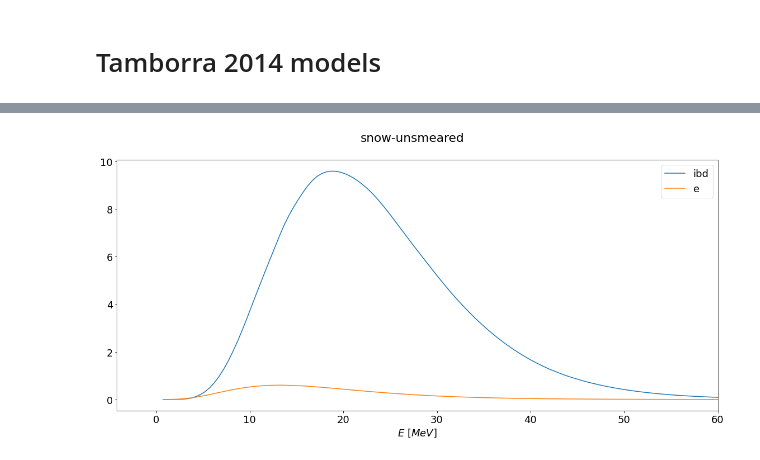
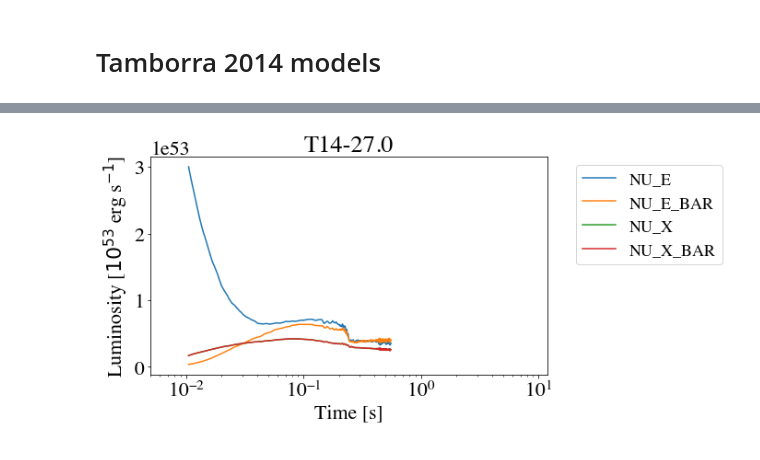
Before and after one commit to joesmolsky/sspike, a Jupyter notebook: notebooks/Tamborra_2014.ipynb, the cells around one changed output, grey strips where cells are left out. Drawn from its saved outputs; the diff is of its cells as text; code cells hidden in the pictures.

```diff
--- a/notebooks/Tamborra_2014.ipynb
+++ b/notebooks/Tamborra_2014.ipynb
@@ -8,4 +8,4 @@ from sspike.targets import Target
 model = 'Tamborra_2014'
 progenitor = {'mass': 27.0}
 transformation = 'NoTransformation'
-distance = 5.0
+distance = 10.0
@@ -35,6 +12,7 @@ tab = beer.tab(sb)
-# %%
-unsmeared_path = snowflakes[0]
-snow_chans = target.snow_channels[:7]
-beer.draw(unsmeared_path, channels=snow_chans)
-# %% [output]
-[figure, removed]
+# %%
+detector = Detector('kamland')
+sn = Supernova(model, progenitor, transformation, distance)
+# %%
+beer.plot_luminosities(sn)
+# %% [output]
+[figure, added]
```
Also changed, not shown: parts of 13 cells of this notebook, 3 other files.
